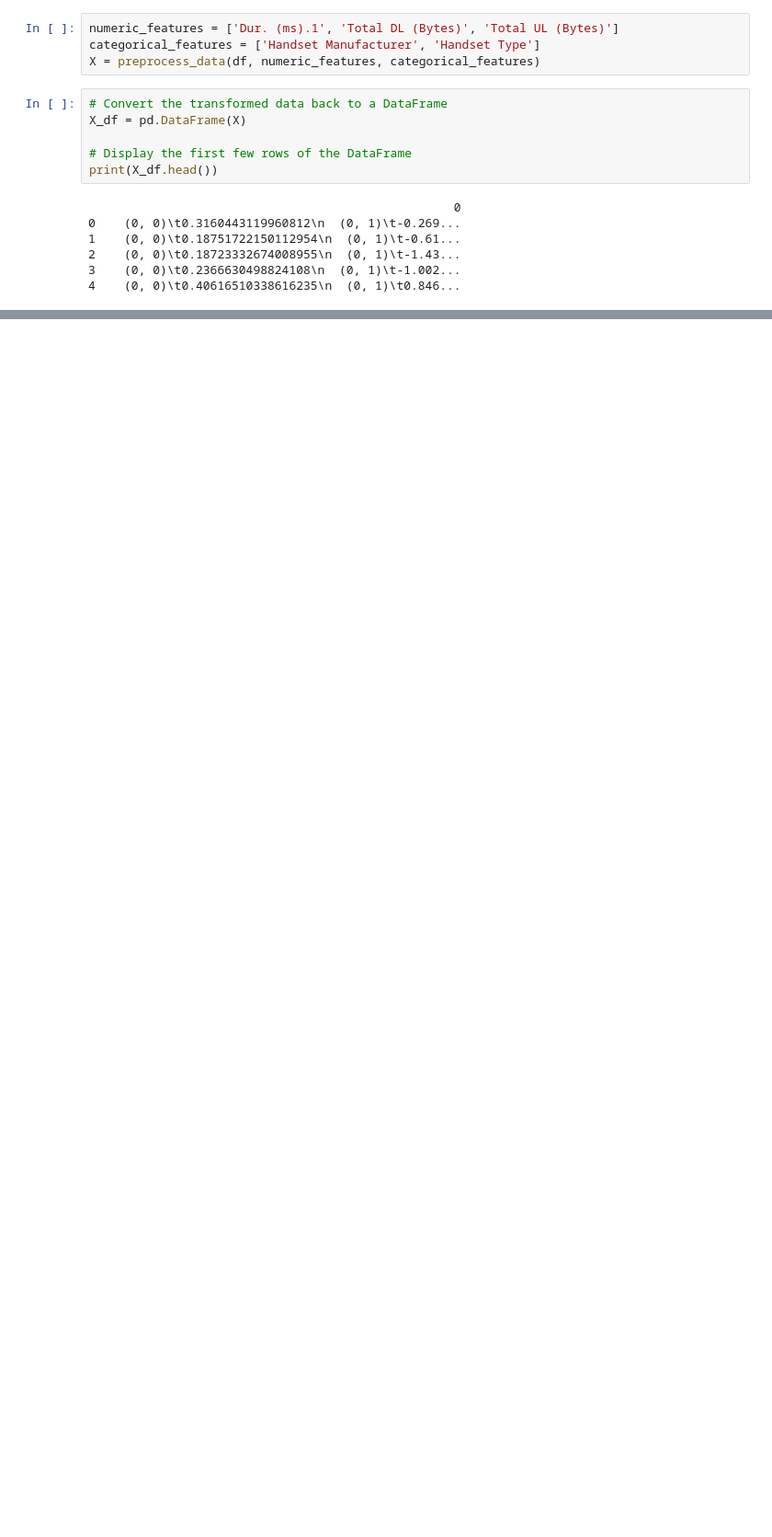
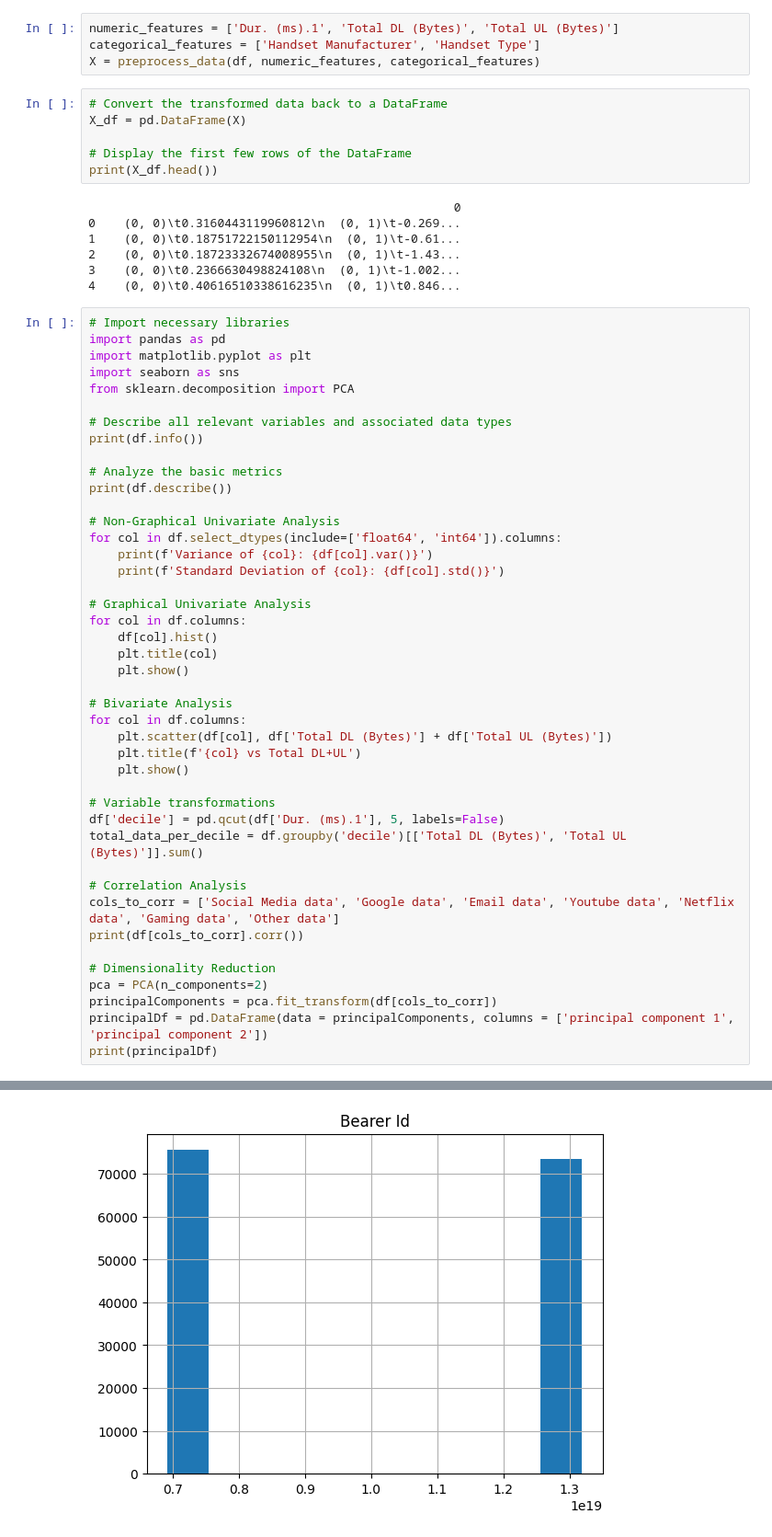
Before and after one commit to hillaryke/Telecom-User-Analytics, a Jupyter notebook: notebooks/data_exploration_preprocessing.ipynb, the cells around one changed output, grey strips where cells are left out. Shown at 92% size. Drawn from its saved outputs; the diff is of its cells as text; blank space fills up the shorter version.

```diff
--- a/notebooks/data_exploration_preprocessing.ipynb
+++ b/notebooks/data_exploration_preprocessing.ipynb
@@ -213,3 +213,47 @@ print(X_df.head())
 2    (0, 0)\t0.18723332674008955\n  (0, 1)\t-1.43...
 3    (0, 0)\t0.2366630498824108\n  (0, 1)\t-1.002...
 4    (0, 0)\t0.40616510338616235\n  (0, 1)\t0.846...
+# %%
+# Import necessary libraries
+import pandas as pd
+import matplotlib.pyplot as plt
+import seaborn as sns
+from sklearn.decomposition import PCA
+
+# Describe all relevant variables and associated data types
+print(df.info())
+
+# Analyze the basic metrics
+print(df.describe())
+
+# Non-Graphical Univariate Analysis
+for col in df.select_dtypes(include=['float64', 'int64']).columns:
+    print(f'Variance of {col}: {df[col].var()}')
+    print(f'Standard Deviation of {col}: {df[col].std()}')
+
+# Graphical Univariate Analysis
+for col in df.columns:
+    df[col].hist()
+    plt.title(col)
+    plt.show()
+
+# Bivariate Analysis
+for col in df.columns:
+    plt.scatter(df[col], df['Total DL (Bytes)'] + df['Total UL (Bytes)'])
+    plt.title(f'{col} vs Total DL+UL')
+    plt.show()
+
+# Variable transformations
+df['decile'] = pd.qcut(df['Dur. (ms).1'], 5, labels=False)
+total_data_per_decile = df.groupby('decile')[['Total DL (Bytes)', 'Total UL (Bytes)']].sum()
+
+# Correlation Analysis
+cols_to_corr = ['Social Media data', 'Google data', 'Email data', 'Youtube data', 'Netflix data', 'Gaming data', 'Other data']
+print(df[cols_to_corr].corr())
+
+# Dimensionality Reduction
+pca = PCA(n_components=2)
+principalComponents = pca.fit_transform(df[cols_to_corr])
+principalDf = pd.DataFrame(data = principalComponents, columns = ['principal component 1', 'principal component 2'])
+print(principalDf)
+# %% [output]
@@ -215,0 +277 @@ print(X_df.head())
+[figure, added]
```
Also changed, not shown: parts of 7 cells of this notebook, 1 other file.
